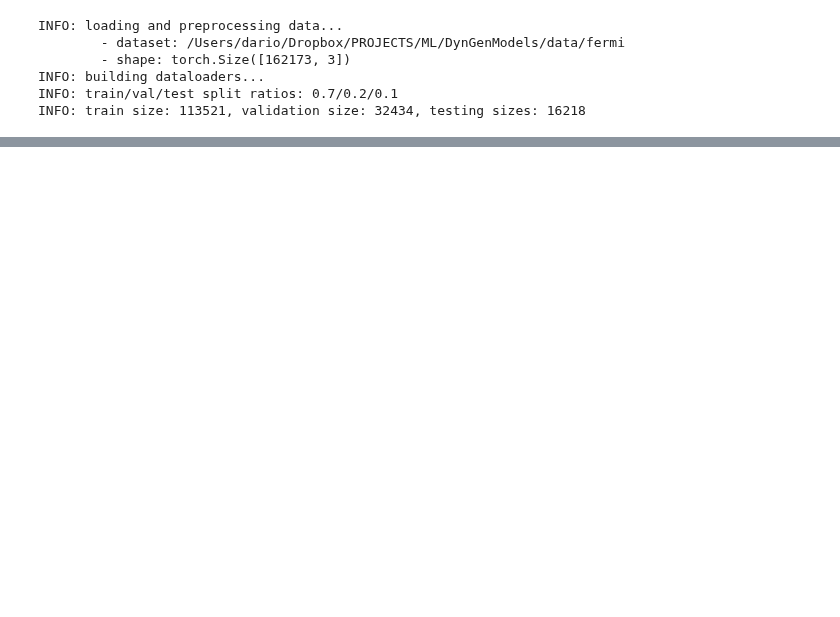
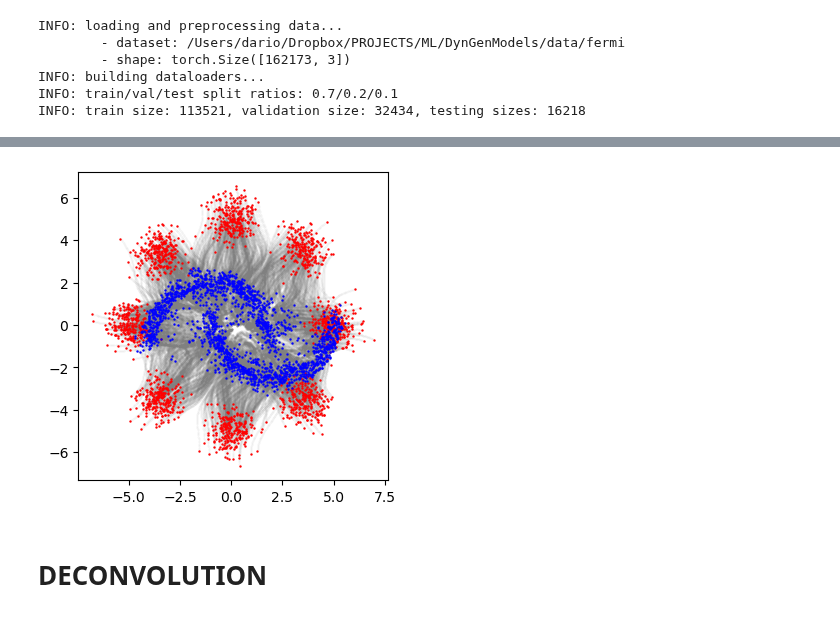
Before and after one commit to dfaroughy/DynGenModels, a Jupyter notebook: experiments/fermi.ipynb, the cells around one changed output, grey strips where cells are left out. Cells and saved outputs as stored; diff of their text form; code cells hidden in the pictures; blank space fills up the shorter version.

```diff
--- a/experiments/fermi.ipynb
+++ b/experiments/fermi.ipynb
@@ -188,0 +166,10 @@ plt.show()
+# %%
+from DynGenModels.trainer.trainer import FlowMatchTrainer
+from DynGenModels.dynamics.flowmatch import SimplifiedCondFlowMatching
+
+dynamics = SimplifiedCondFlowMatching(mlp, sigma_min=0.1)
+
+CFM = FlowMatchTrainer(dynamics=dynamics,
+                       dataloader=dataloader,
+                       config=config)
+CFM.train()
@@ -188,0 +195,21 @@ plt.show()
+# %%
+from DynGenModels.pipelines.FlowMatchPipeline import FlowMatchPipeline
+from DynGenModels.datamodules.fermi.dataprocess import PostProcessFermiData
+
+
+pipeline = FlowMatchPipeline(trained_model=CFM,
+                             postprocessor=None,
+                             config=config)
+# %%
+
+fig, ax = plt.subplots(1,1, figsize=(4,4))
+for i in range(100):
+    plt.scatter(pipeline.trajectories[i][:,0], pipeline.trajectories[i][:,1], s=0.1, color='gray', alpha=0.1)
+plt.scatter(pipeline.trajectories[0][:,0], pipeline.trajectories[0][:,1], s=0.5, color='red')
+plt.scatter(pipeline.trajectories[-1][:,0], pipeline.trajectories[-1][:,1], s=0.5, color='blue')
+
+plt.show()
+# %% [output]
+[figure, added]
+# %% [markdown]
+# DECONVOLUTION
```
Also changed, not shown: parts of 14 cells of this notebook, 1 other file.
